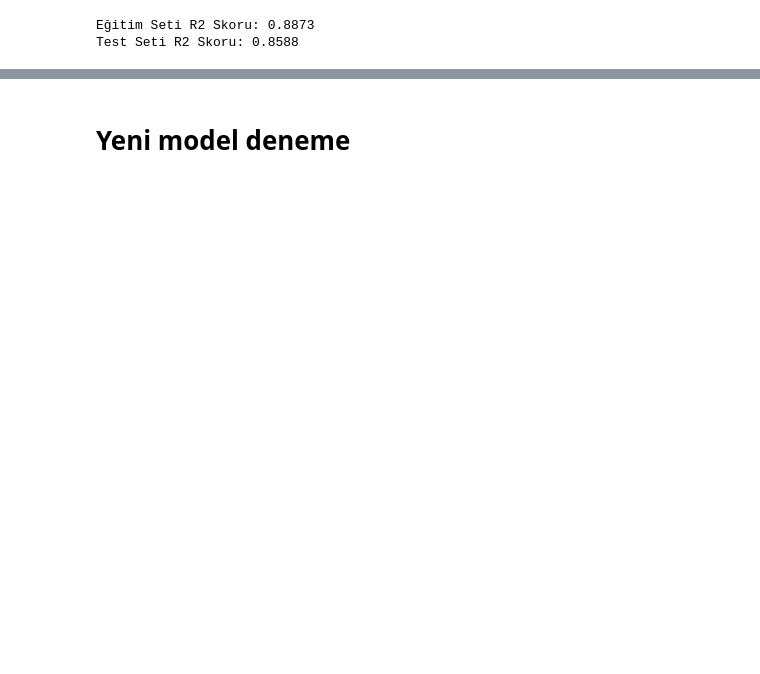
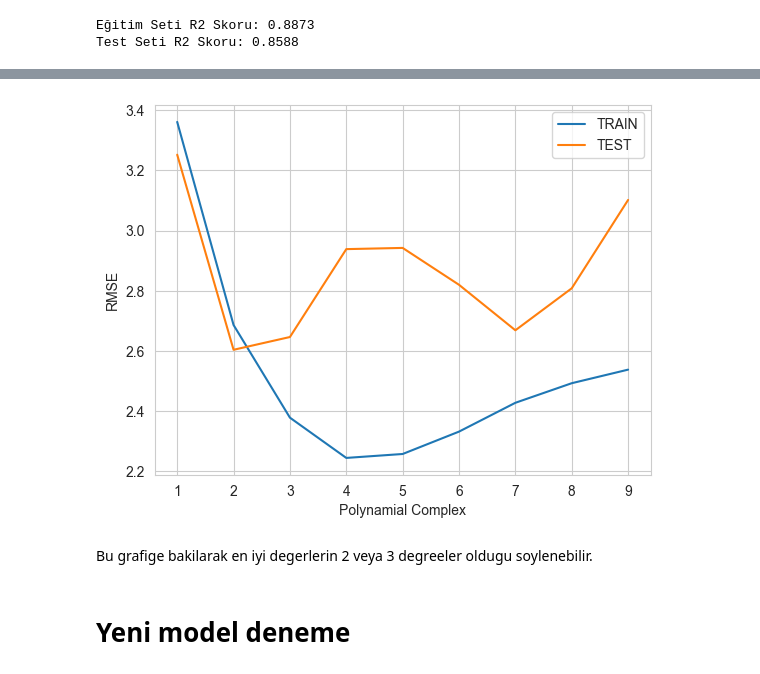
Before and after one commit to JaneBlue-Algorithm/MPG_Machine_Learning_Full_Stack_Project, a Jupyter notebook: project2.ipynb, the cells around one changed output, grey strips where cells are left out. Drawn from its saved outputs; the diff is of its cells as text; code cells hidden in the pictures; blank space fills up the shorter version.

```diff
--- a/project2.ipynb
+++ b/project2.ipynb
@@ -140,3 +142,5 @@ df.head()
+# %%
+df = pd.read_csv('mpg.csv')
 # %%
 df.info()
 # %% [output]
@@ -925,0 +1017,29 @@ Test Seti R2 Skoru: 0.8588
+# %%
+def poly(d):   # degree derecesi içine ne yazarsam ona göre çözüm oluşturacak
+
+    train_rmse_errors = []   # trains rmse değerlerin toplayacak
+    test_rmse_errors = []    # test rmse değerlerin toplayacak
+    number_of_features = []  # derece arttıkça feature sayısının kaça çıktığnı göreceğiz
+
+    for i in range(1, d):  # 1 den kaçıncı dereceye kadar istiyorsak ona göre yazacağız
+        polynomial_converter = PolynomialFeatures(degree = i, include_bias =False)
+        poly_features = polynomial_converter.fit_transform(X)
+
+        X_train, X_test, y_train, y_test = train_test_split(poly_features, y, test_size=0.3, random_state=101)
+
+        model = LinearRegression(fit_intercept=True)
+        model.fit(X_train, y_train)
+
+        train_pred = model.predict(X_train)
+        test_pred = model.predict(X_test)
+
+        train_RMSE = np.sqrt(mean_squared_error(y_train,train_pred))
+        test_RMSE = np.sqrt(mean_squared_error(y_test,test_pred))
+
+        train_rmse_errors.append(train_RMSE)
+        test_rmse_errors.append(test_RMSE)
+
+        number_of_features.append(poly_features.shape[1])
+
+    return pd.DataFrame({"train_rmse_errors": train_rmse_errors, "test_rmse_errors":test_rmse_errors, "number of features":number_of_features},
+                        index=range(1,d))
@@ -926,3 +1059,16 @@ Test Seti R2 Skoru: 0.8588
+# %%
+# yukardakş sonucların grafigini çizelim ve patlama noktasını görelim
+
+plt.plot(range(1,10), poly(10)["train_rmse_errors"], label = "TRAIN")
+plt.plot(range(1,10), poly(10)["test_rmse_errors"], label = "TEST")
+plt.xlabel("Polynamial Complex")
+plt.ylabel("RMSE")
+plt.legend();
+plt.show()
+# %% [output]
+[figure, added]
+# %% [markdown]
+Bu grafige bakilarak en iyi degerlerin 2 veya 3 degreeler oldugu soylenebilir.
 # %% [markdown]
 # Yeni model deneme
 # %%
```
Also changed, not shown: parts of 32 cells of this notebook, 3 other files.
